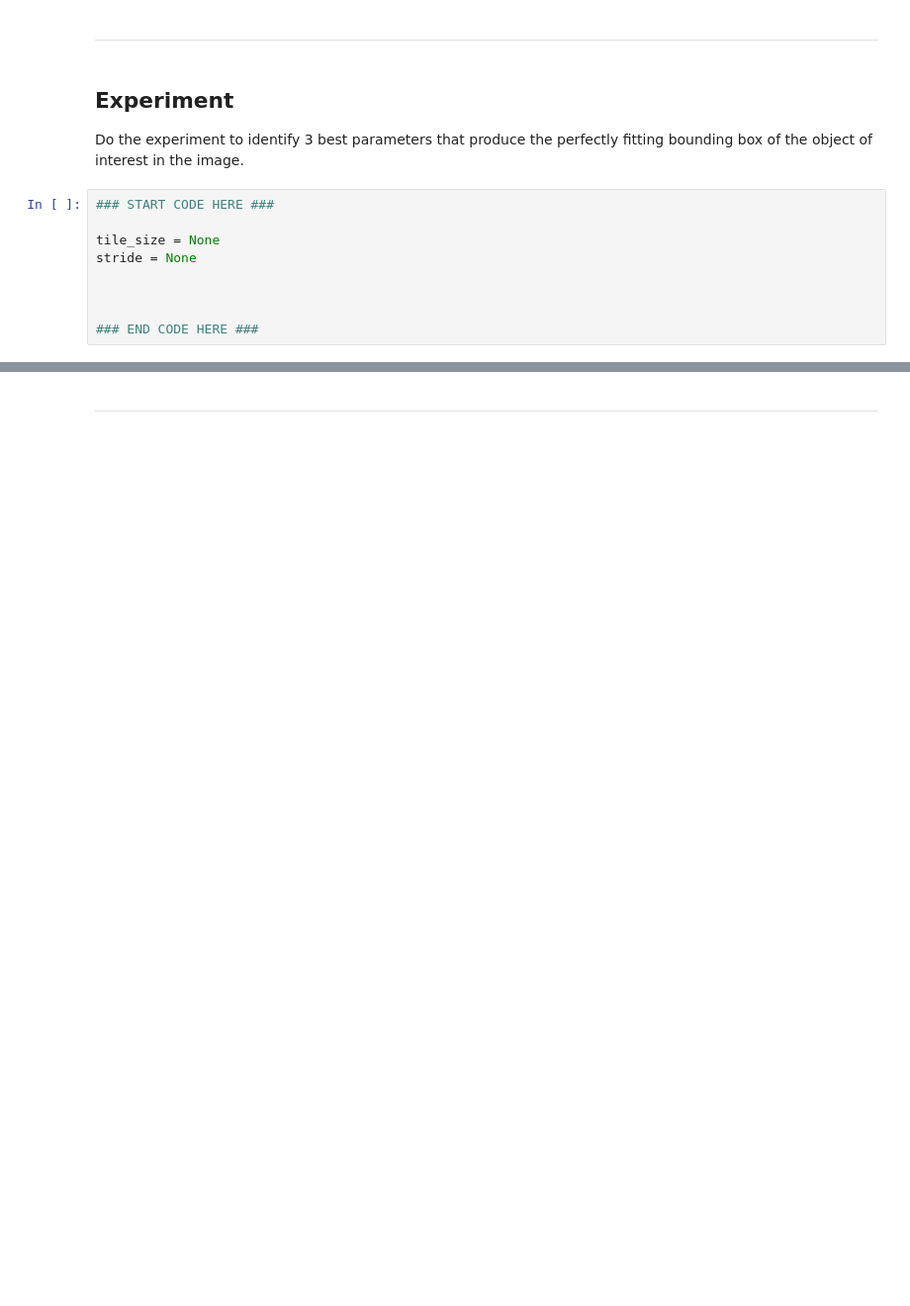
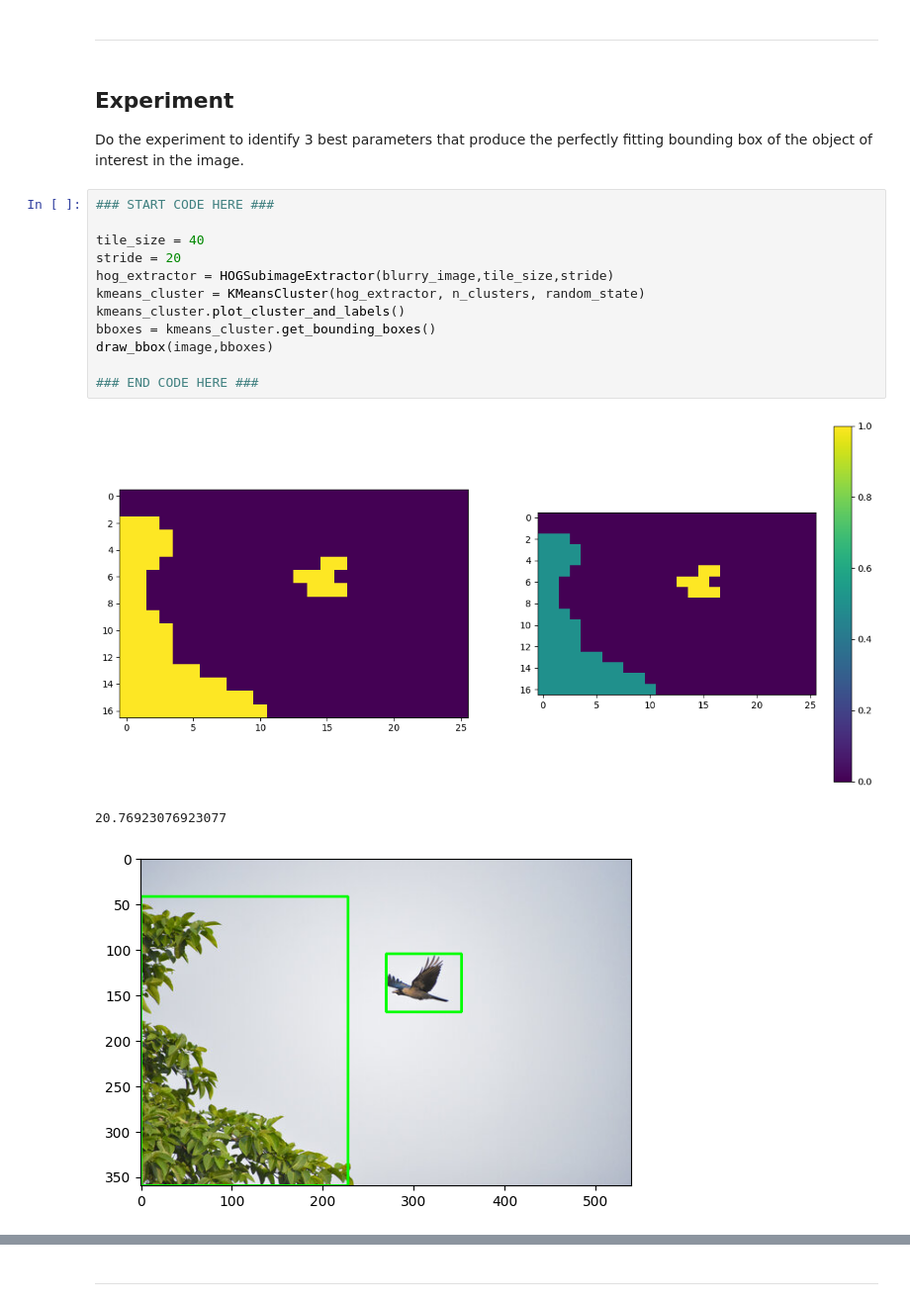
Before and after one commit to sitthatot/Lab4_Image-Segmentation, a Jupyter notebook: Lab4_Image Segmentation.ipynb, the cells around one changed output, grey strips where cells are left out. Shown at 99% size. Cells and saved outputs as stored; diff of their text form; blank space fills up the shorter version.

```diff
--- a/Lab4_Image Segmentation.ipynb
+++ b/Lab4_Image Segmentation.ipynb
@@ -225,12 +271,19 @@ Do the experiment to identify 3 best parameters that produce the perfectly fitti
 # %%
 ### START CODE HERE ###
 
-tile_size = None
-stride = None
-
-
+tile_size = 40
+stride = 20
+hog_extractor = HOGSubimageExtractor(blurry_image,tile_size,stride)
+kmeans_cluster = KMeansCluster(hog_extractor, n_clusters, random_state)
+kmeans_cluster.plot_cluster_and_labels()
+bboxes = kmeans_cluster.get_bounding_boxes()
+draw_bbox(image,bboxes)
 
 ### END CODE HERE ###
+# %% [output]
+[figure, added]
+20.76923076923077
+[figure, added]
 # %%
 ### START CODE HERE ###
 
```
Also changed, not shown: parts of 9 cells of this notebook, 1 other file.
